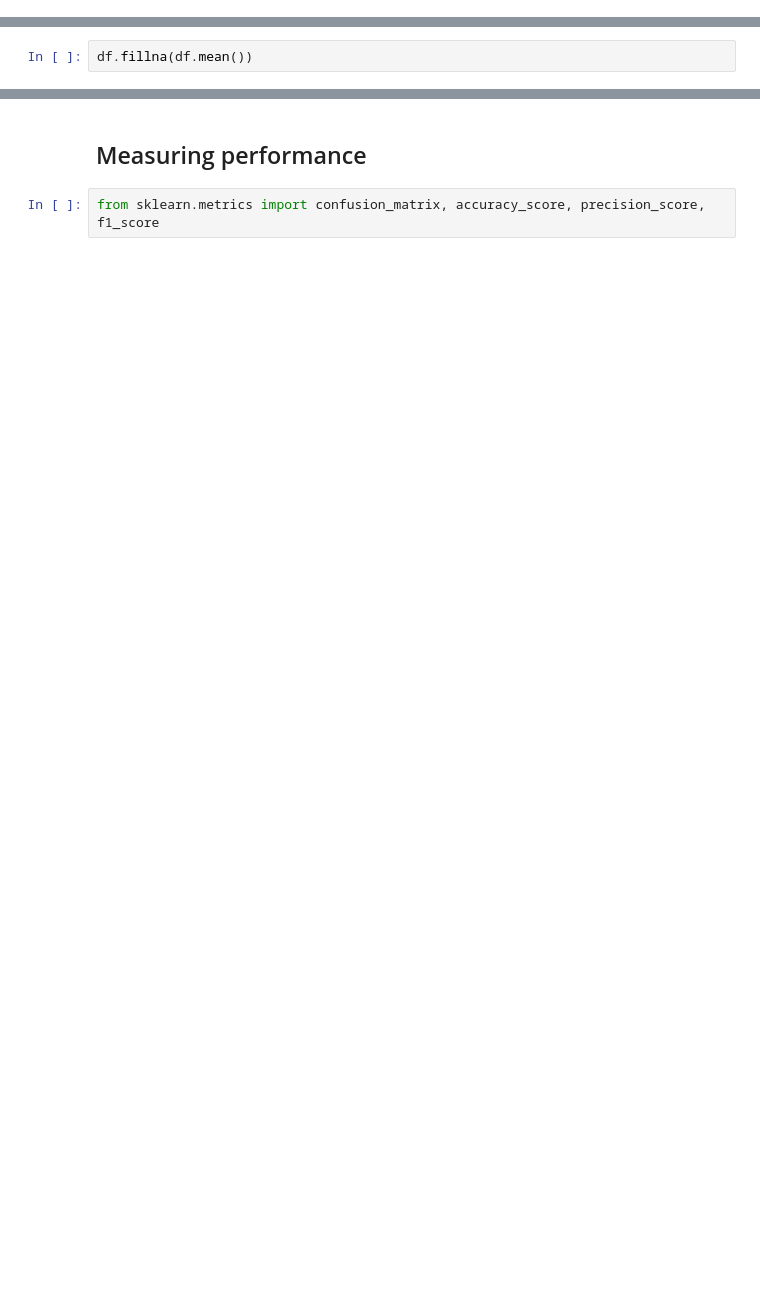
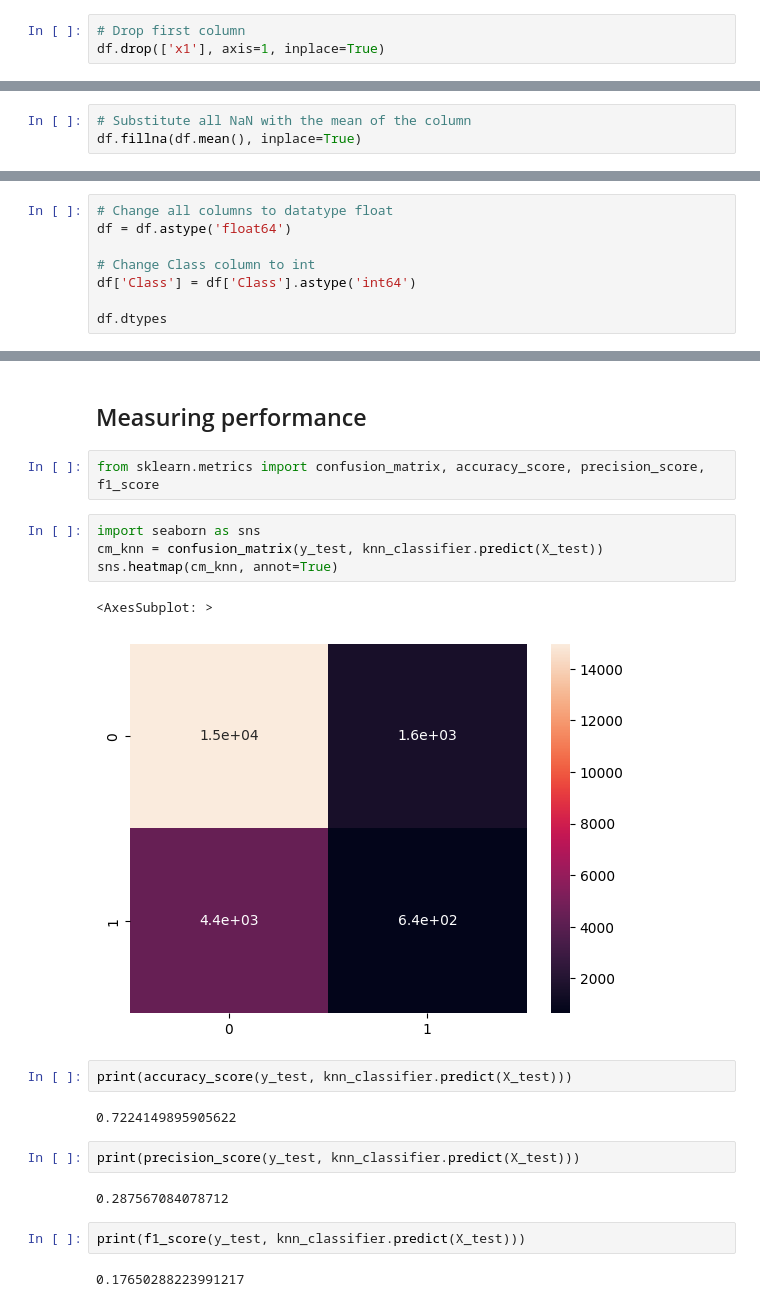
Before and after one commit to annaluizacaraciolo/AtividadeFinalAM, a Jupyter notebook: KNN-SwarmBehavior.ipynb, the cells around one changed output, grey strips where cells are left out. Saved outputs shown, nothing was run; the diff lists cells and outputs as text; blank space fills up the shorter version.

```diff
--- a/KNN-SwarmBehavior.ipynb
+++ b/KNN-SwarmBehavior.ipynb
@@ -16 +17,4 @@ df = df.reset_index(drop=True)
 df = df.iloc[:,:-1]
+# %%
+# Drop first column
+df.drop(['x1'], axis=1, inplace=True)
@@ -17,2 +42,3 @@ df = df.iloc[:,:-1]
 # %%
-df.fillna(df.mean())
+# Substitute all NaN with the mean of the column
+df.fillna(df.mean(), inplace=True)
@@ -32,0 +45,8 @@ df.fillna(df.mean())
+# %%
+# Change all columns to datatype float
+df = df.astype('float64')
+
+# Change Class column to int
+df['Class'] = df['Class'].astype('int64')
+
+df.dtypes
@@ -59,3 +102,22 @@ ValueError: could not convert string to float: ''
 ## Measuring performance
 # %%
 from sklearn.metrics import confusion_matrix, accuracy_score, precision_score, f1_score
+# %%
+import seaborn as sns
+cm_knn = confusion_matrix(y_test, knn_classifier.predict(X_test))
+sns.heatmap(cm_knn, annot=True)
+# %% [output]
+<AxesSubplot: >
+[figure, added]
+# %%
+print(accuracy_score(y_test, knn_classifier.predict(X_test)))
+# %% [output]
+0.7224149895905622
+# %%
+print(precision_score(y_test, knn_classifier.predict(X_test)))
+# %% [output]
+0.287567084078712
+# %%
+print(f1_score(y_test, knn_classifier.predict(X_test)))
+# %% [output]
+0.17650288223991217
```
Also changed, not shown: parts of 7 cells of this notebook.
